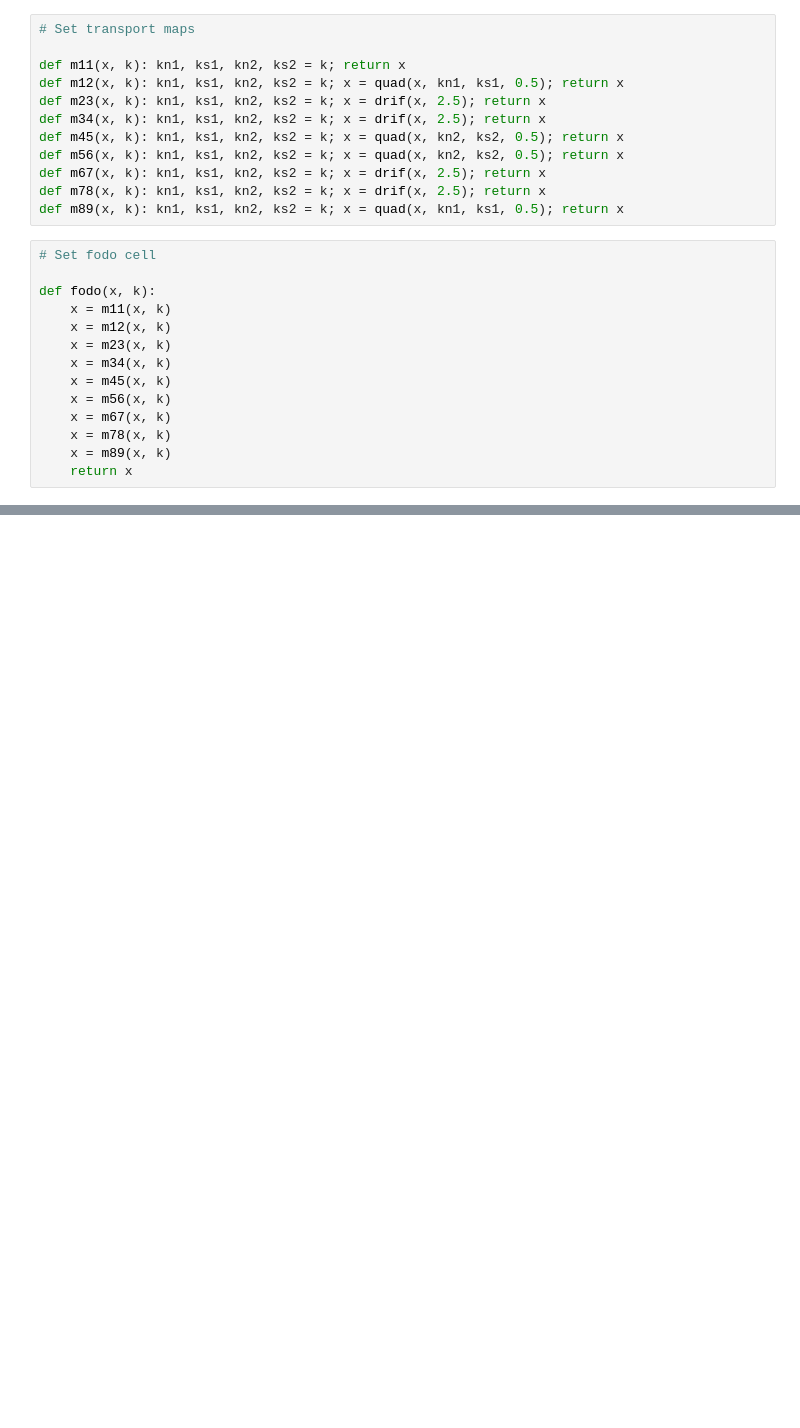
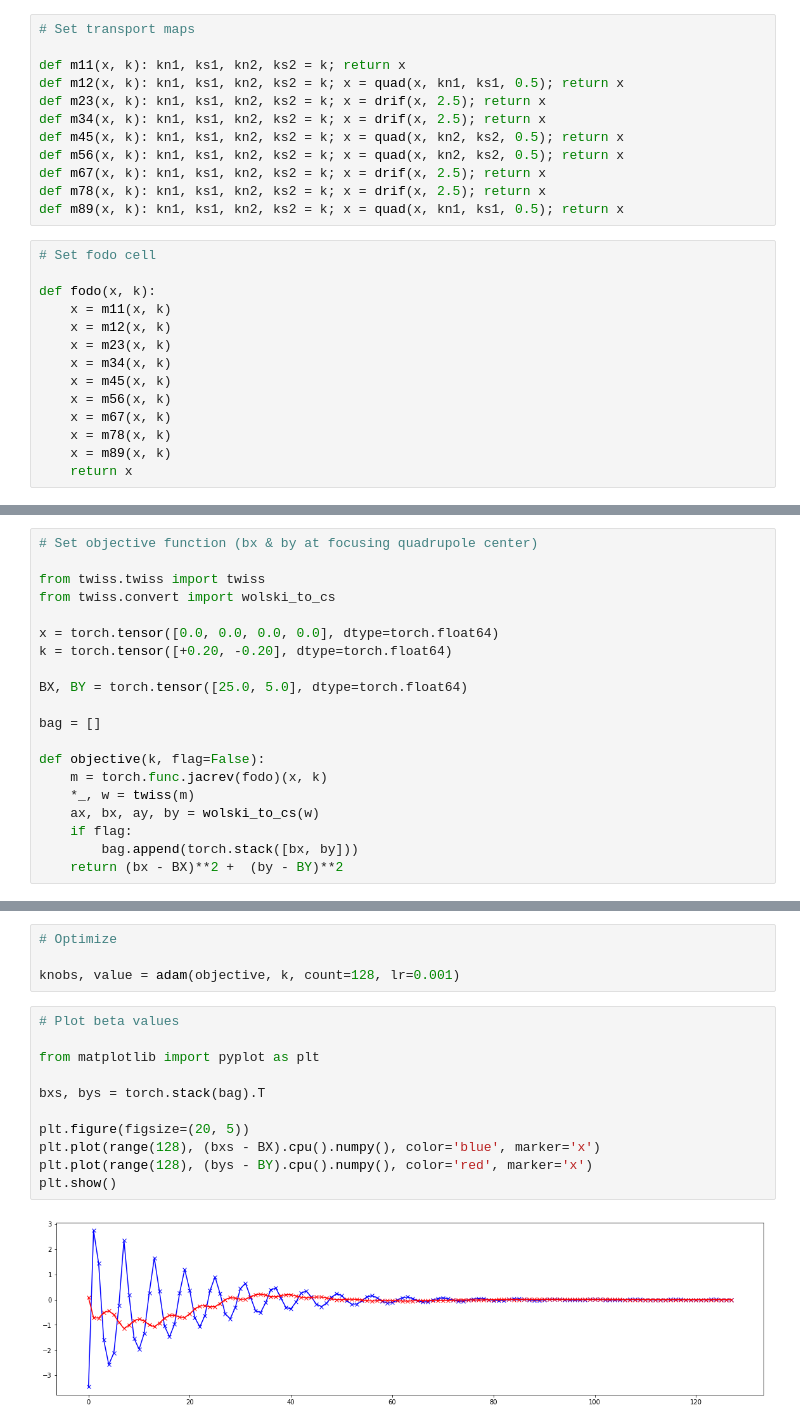
Before and after one commit to i-a-morozov/twiss, a Jupyter notebook: twiss.ipynb, the cells around one changed output, grey strips where cells are left out. Saved outputs shown, nothing was run; the diff lists cells and outputs as text; blank space fills up the shorter version.

```diff
--- a/twiss.ipynb
+++ b/twiss.ipynb
@@ -575,0 +621,20 @@ tensor([1.911e-02, 1.442e-02], dtype=torch.float64)
+# %%
+# Set objective function (bx & by at focusing quadrupole center)
+
+from twiss.twiss import twiss
+from twiss.convert import wolski_to_cs
+
+x = torch.tensor([0.0, 0.0, 0.0, 0.0], dtype=torch.float64)
+k = torch.tensor([+0.20, -0.20], dtype=torch.float64)
+
+BX, BY = torch.tensor([25.0, 5.0], dtype=torch.float64)
+
+bag = []
+
+def objective(k, flag=False):
+    m = torch.func.jacrev(fodo)(x, k)
+    *_, w = twiss(m)
+    ax, bx, ay, by = wolski_to_cs(w)
+    if flag:
+        bag.append(torch.stack([bx, by]))
+    return (bx - BX)**2 +  (by - BY)**2
@@ -575,0 +661,17 @@ tensor([1.911e-02, 1.442e-02], dtype=torch.float64)
+# %%
+# Optimize
+
+knobs, value = adam(objective, k, count=128, lr=0.001)
+# %%
+# Plot beta values
+
+from matplotlib import pyplot as plt
+
+bxs, bys = torch.stack(bag).T
+
+plt.figure(figsize=(20, 5))
+plt.plot(range(128), (bxs - BX).cpu().numpy(), color='blue', marker='x')
+plt.plot(range(128), (bys - BY).cpu().numpy(), color='red', marker='x')
+plt.show()
+# %% [output]
+[figure, added]
```
Also changed, not shown: parts of 37 cells of this notebook.
